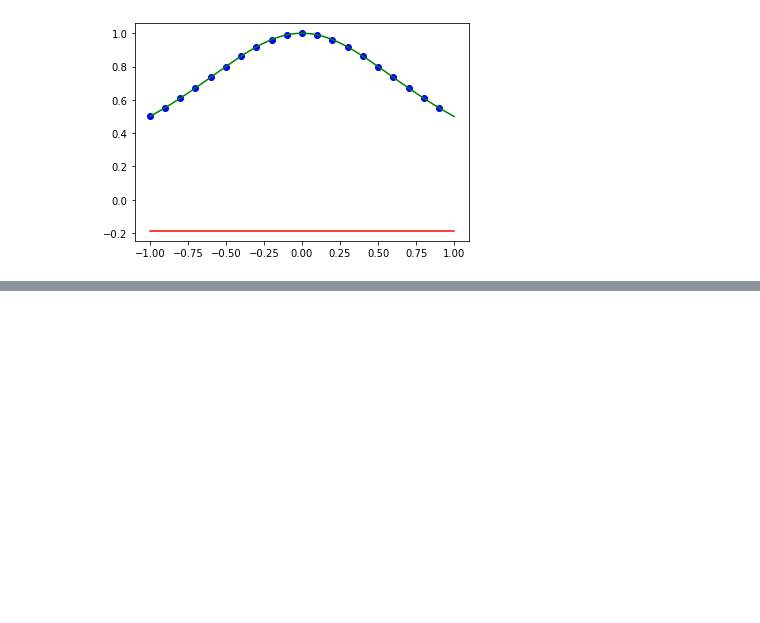
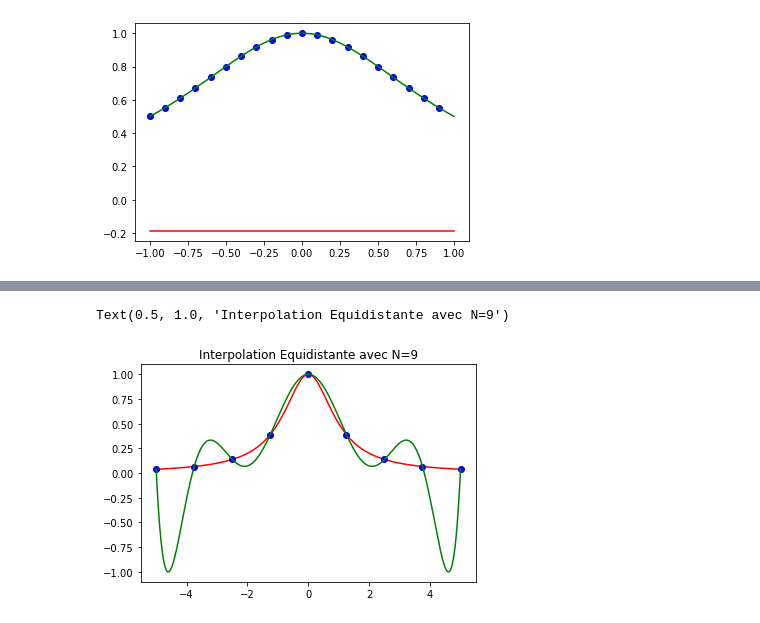
Before and after one commit to ghadaghanney/NUM_ANALYSIS, a Jupyter notebook: NUM_ANALYSIS.TP2.ipynb, the cells around one changed output, grey strips where cells are left out. Saved outputs shown, nothing was run; the diff lists cells and outputs as text; code cells hidden in the pictures; blank space fills up the shorter version.

```diff
--- a/NUM_ANALYSIS.TP2.ipynb
+++ b/NUM_ANALYSIS.TP2.ipynb
@@ -84,0 +145,13 @@ plt.show() # afficher le graphe
+# %%
+N=9
+X=np.linspace(-5,5,N)
+f= lambda x:1/(1+x**2)
+Y=f(X)
+p=np.polyfit(X,Y,N-1)
+t=np.linspace(-5,5,1000)
+#subplot(2,2,3)
+plt.plot(t,f(t),'r',X,Y,'ob', t, np.polyval(p,t),'g')
+plt.title("Interpolation Equidistante avec N=9")
+# %% [output]
+Text(0.5, 1.0, 'Interpolation Equidistante avec N=9')
+[figure, added]
```
Also changed, not shown: parts of 21 cells of this notebook.
